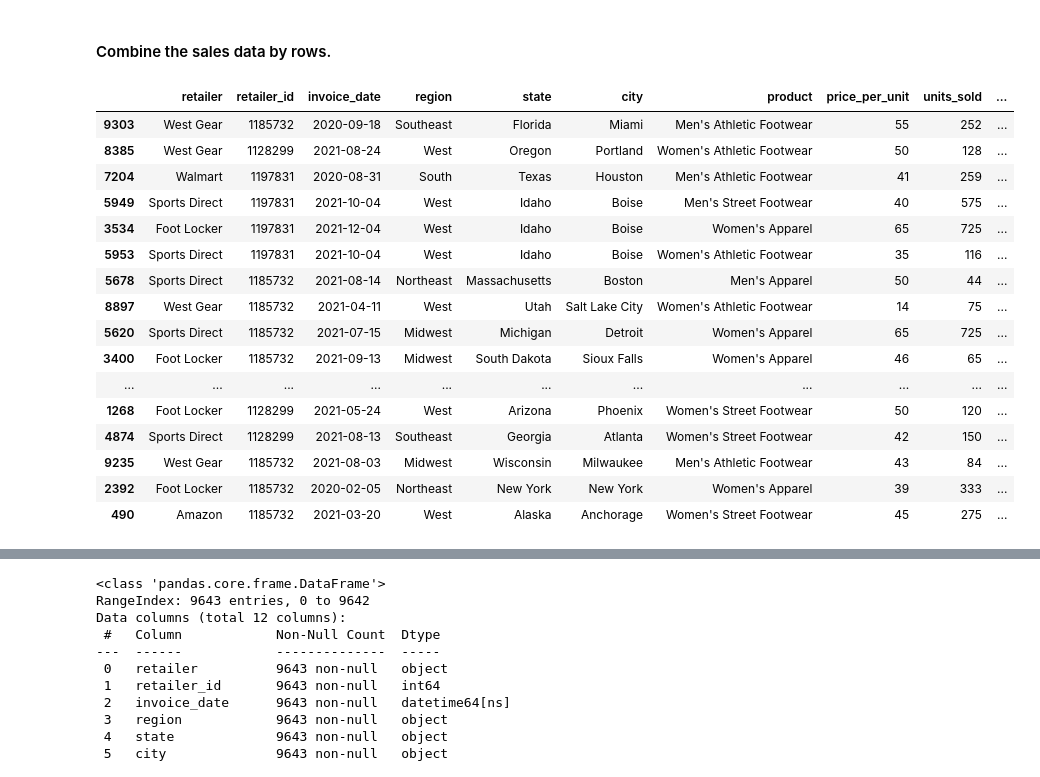
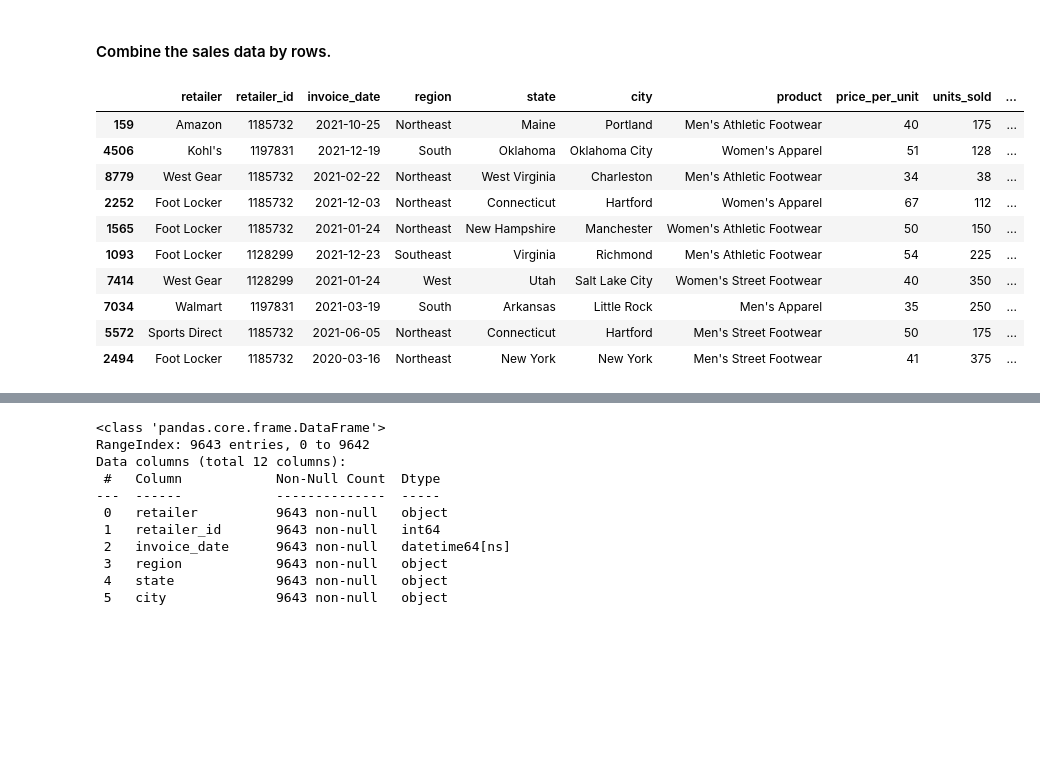
Before and after one commit to 00Smidge/athletic_sales_analysis, a Jupyter notebook: athletic_sales_analysis.ipynb, the cells around one changed output, grey strips where cells are left out. Saved outputs shown, nothing was run; the diff lists cells and outputs as text; code cells hidden in the pictures; blank space fills up the shorter version.

```diff
--- a/athletic_sales_analysis.ipynb
+++ b/athletic_sales_analysis.ipynb
@@ -93,50 +93,45 @@ memory usage: 782.6+ KB
 # Combine the 2020 and 2021 sales DataFrames on the rows and reset the index.
 
 """
   One method for combining 2 tables in pd.concat().
   Best used when wanting to combine tables on a
   vertical ( rows: axis=0 ) or horizontal ( columns: axis=1 )
   direction.
 
   combined_df = pd.concat([df20, df21], axis=0)
 
   When wanting to combine 2 or more dataframes that
   both have common columns its useful to use pd.merge()
   Types of joins:
     how='inner': Only rows with keys present in both DataFrames.
     how='outer': All rows, filling missing values with NaN.
     how='left': All rows from the left DataFrame.
     how='right': All rows from the right DataFrame.
 
   combined_df = pd.merge(df20, df21, on='key', how='inner')
 
   Dataframes can also be combined on their index's using
   .join()
 
   df20.join(df21, how='outer')
 """
 combined_df = pd.merge(df20, df21, how="outer")
+combined_df = combined_df.dropna(how='any')
 combined_df['invoice_date'] = pd.to_datetime(combined_df['invoice_date'])
 
-combined_df.sample(n=20)
+combined_df.sample(n=10)
 # %% [output]
 |  | retailer | retailer_id | invoice_date | region | state | city | product | price_per_unit | units_sold | ... |
-| 9303 | West Gear | 1185732 | 2020-09-18 | Southeast | Florida | Miami | Men's Athletic Footwear | 55 | 252 | ... |
-| 8385 | West Gear | 1128299 | 2021-08-24 | West | Oregon | Portland | Women's Athletic Footwear | 50 | 128 | ... |
-| 7204 | Walmart | 1197831 | 2020-08-31 | South | Texas | Houston | Men's Athletic Footwear | 41 | 259 | ... |
-| 5949 | Sports Direct | 1197831 | 2021-10-04 | West | Idaho | Boise | Men's Street Footwear | 40 | 575 | ... |
-| 3534 | Foot Locker | 1197831 | 2021-12-04 | West | Idaho | Boise | Women's Apparel | 65 | 725 | ... |
-| 5953 | Sports Direct | 1197831 | 2021-10-04 | West | Idaho | Boise | Women's Athletic Footwear | 35 | 116 | ... |
-| 5678 | Sports Direct | 1185732 | 2021-08-14 | Northeast | Massachusetts | Boston | Men's Apparel | 50 | 44 | ... |
-| 8897 | West Gear | 1185732 | 2021-04-11 | West | Utah | Salt Lake City | Women's Athletic Footwear | 14 | 75 | ... |
-| 5620 | Sports Direct | 1185732 | 2021-07-15 | Midwest | Michigan | Detroit | Women's Apparel | 65 | 725 | ... |
-| 3400 | Foot Locker | 1185732 | 2021-09-13 | Midwest | South Dakota | Sioux Falls | Women's Apparel | 46 | 65 | ... |
-| ... | ... | ... | ... | ... | ... | ... | ... | ... | ... | ... |
-| 1268 | Foot Locker | 1128299 | 2021-05-24 | West | Arizona | Phoenix | Women's Street Footwear | 50 | 120 | ... |
-| 4874 | Sports Direct | 1128299 | 2021-08-13 | Southeast | Georgia | Atlanta | Women's Street Footwear | 42 | 150 | ... |
-| 9235 | West Gear | 1185732 | 2021-08-03 | Midwest | Wisconsin | Milwaukee | Men's Athletic Footwear | 43 | 84 | ... |
-| 2392 | Foot Locker | 1185732 | 2020-02-05 | Northeast | New York | New York | Women's Apparel | 39 | 333 | ... |
-| 490 | Amazon | 1185732 | 2021-03-20 | West | Alaska | Anchorage | Women's Street Footwear | 45 | 275 | ... |
+| 159 | Amazon | 1185732 | 2021-10-25 | Northeast | Maine | Portland | Men's Athletic Footwear | 40 | 175 | ... |
+| 4506 | Kohl's | 1197831 | 2021-12-19 | South | Oklahoma | Oklahoma City | Women's Apparel | 51 | 128 | ... |
+| 8779 | West Gear | 1185732 | 2021-02-22 | Northeast | West Virginia | Charleston | Men's Athletic Footwear | 34 | 38 | ... |
+| 2252 | Foot Locker | 1185732 | 2021-12-03 | Northeast | Connecticut | Hartford | Women's Apparel | 67 | 112 | ... |
+| 1565 | Foot Locker | 1185732 | 2021-01-24 | Northeast | New Hampshire | Manchester | Women's Athletic Footwear | 50 | 150 | ... |
+| 1093 | Foot Locker | 1128299 | 2021-12-23 | Southeast | Virginia | Richmond | Men's Athletic Footwear | 54 | 225 | ... |
+| 7414 | West Gear | 1128299 | 2021-01-24 | West | Utah | Salt Lake City | Women's Street Footwear | 40 | 350 | ... |
+| 7034 | Walmart | 1197831 | 2021-03-19 | South | Arkansas | Little Rock | Men's Apparel | 35 | 250 | ... |
+| 5572 | Sports Direct | 1185732 | 2021-06-05 | Northeast | Connecticut | Hartford | Men's Street Footwear | 50 | 175 | ... |
+| 2494 | Foot Locker | 1185732 | 2020-03-16 | Northeast | New York | New York | Men's Street Footwear | 41 | 375 | ... |
 # %%
 # Check if any values are null.
 '''
```
Also changed, not shown: parts of 7 cells of this notebook.
